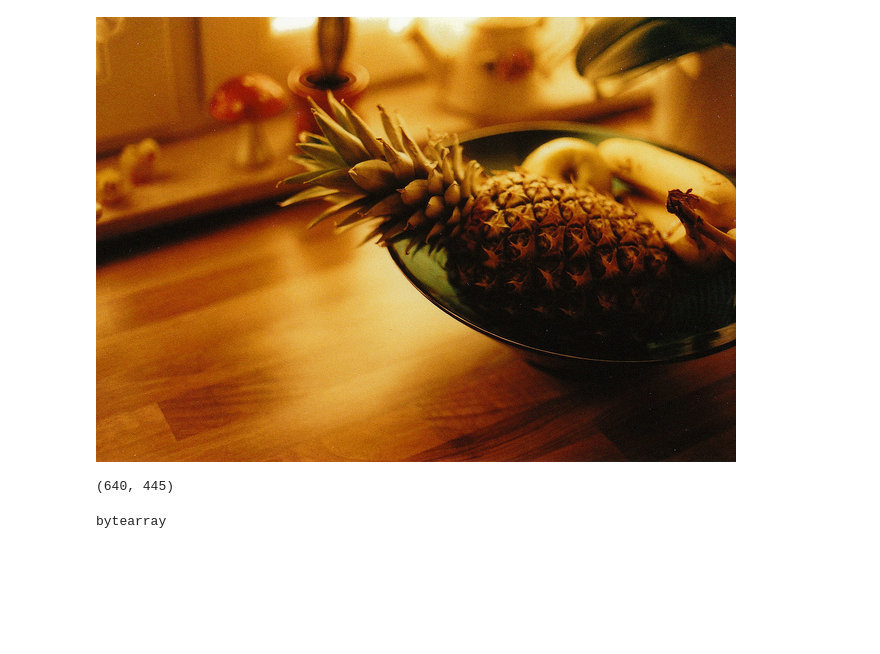
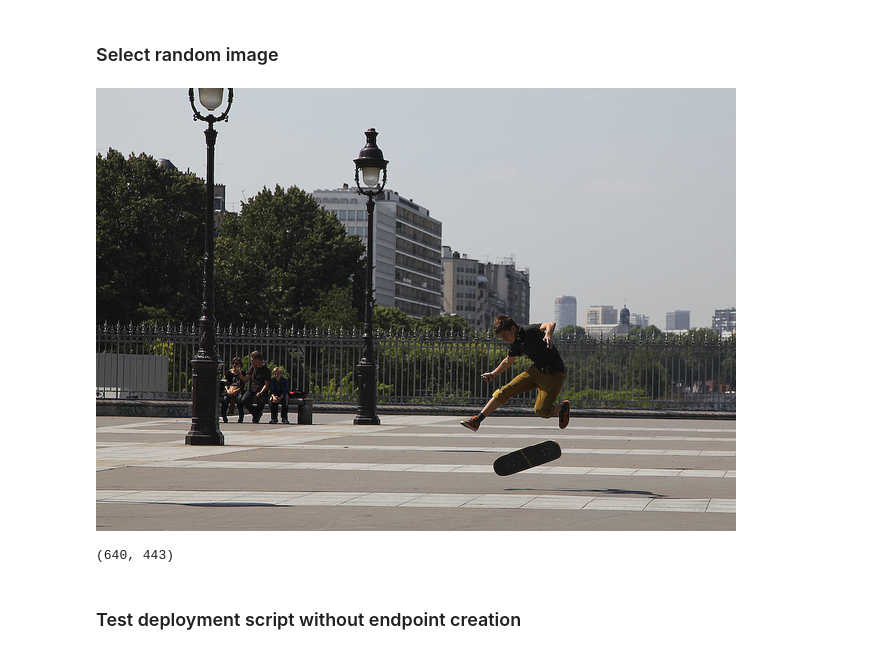
Before and after one commit to gabrielelanaro/ml-prototypes, a Jupyter notebook: prototypes/styletransfer/fast_neural_st/SageMakerDeploy.ipynb, the cells around one changed output. Cells and saved outputs as stored; diff of their text form; code cells hidden in the pictures; blank space fills up the shorter version.

```diff
--- a/prototypes/styletransfer/fast_neural_st/SageMakerDeploy.ipynb
+++ b/prototypes/styletransfer/fast_neural_st/SageMakerDeploy.ipynb
@@ -8,10 +7,20 @@ model = model_fn(".")
-# %%
-test_image = '/home/ec2-user/SageMaker/data/coco-images/test2015/COCO_test2015_000000053602.jpg'
-img = PIL.Image.open(test_image)
-img
-# %% [output]
-[figure, removed]
+# %% [markdown]
+### Select random image
+# %%
+import pandas as pd
+d = pd.read_csv('/home/ec2-user/SageMaker/data/Picasso.csv')
+# %%
+test_image = d.sample().content_.values[0]
+img = PIL.Image.open(test_image)
+
+with open(test_image, 'rb') as f:
+    payload = f.read()
+    payload = bytearray(payload)
+
+img
+# %% [output]
+[figure, added]
 # %%
 img.size
 # %% [output]
-(640, 445)
+(640, 443)
@@ -22,4 +27,2 @@ with open(test_image, 'rb') as f:
-# %%
-type(payload)
-# %% [output]
-bytearray
+# %% [markdown]
+### Test deployment script without endpoint creation
```
Also changed, not shown: parts of 27 cells of this notebook, 4 other files.
